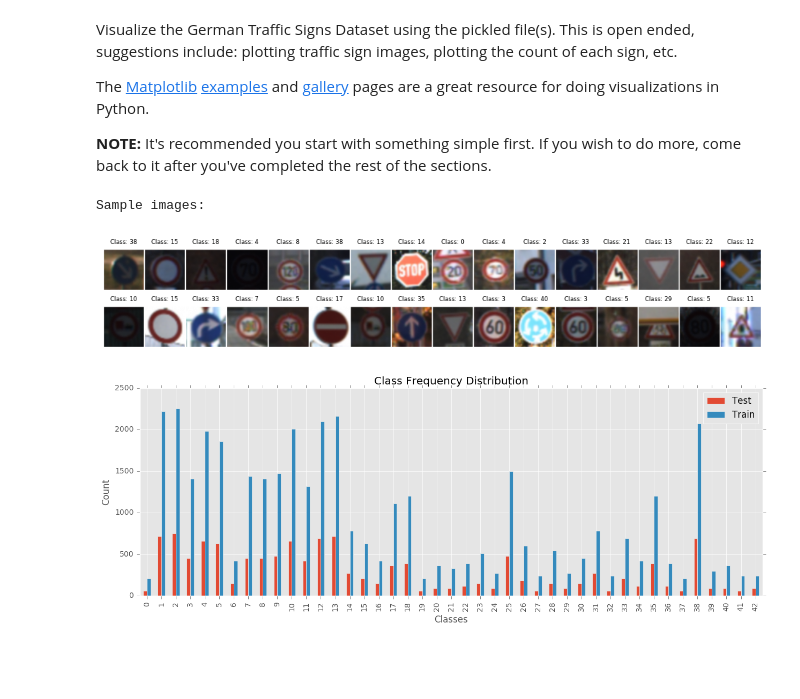
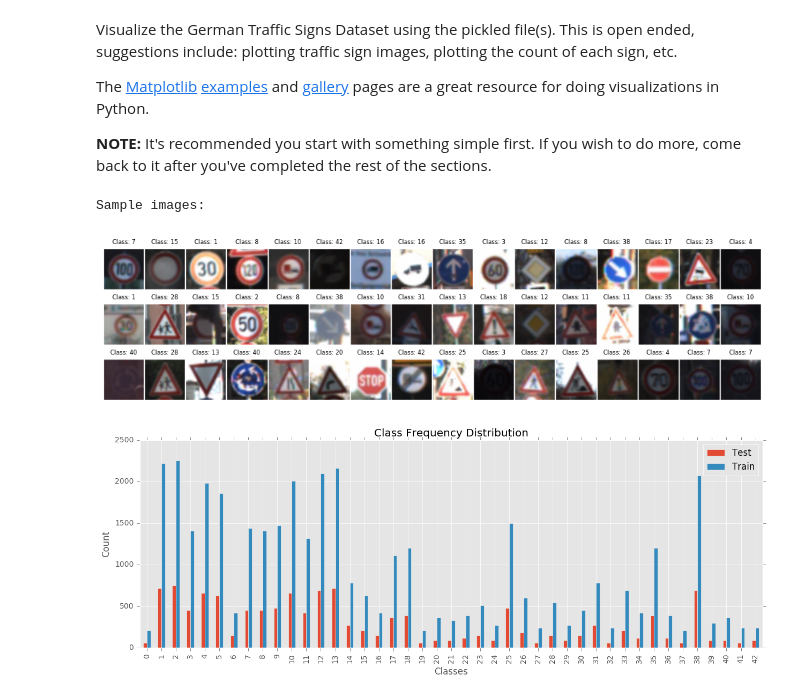
Before and after one commit to elbernante/traffic-sign-classifier, a Jupyter notebook: Traffic_Sign_Classifier.ipynb, the cells around one changed output. Saved outputs shown, nothing was run; the diff lists cells and outputs as text; code cells hidden in the pictures; blank space fills up the shorter version.

```diff
--- a/Traffic_Sign_Classifier.ipynb
+++ b/Traffic_Sign_Classifier.ipynb
@@ -88,32 +88,35 @@ from math import ceil
 import random
 # %%
 # Sample images
-def show_images_in_grid(*img_keys, cols=16, fig_width=12.0):
+def show_images_in_grid(*img_keys, cols=16, fig_width=12.0, X_data=None, y_data=None):
+    X_data = X_data if X_data is not None else X_train
+    y_data = y_data if y_data is not None else y_train
+
     img_count = len(img_keys)
     rows = ceil(img_count / cols)
-    fig_height = (fig_width * rows / cols) + 0.5
+    fig_height = (fig_width * rows / cols) + 0.6
 
-    grid = gridspec.GridSpec(rows, cols, wspace=0.0, hspace=0.1)
+    grid = gridspec.GridSpec(rows, cols, wspace=0.0, hspace=0.2)
     fig = plt.figure(figsize=(fig_width, fig_height))
     for i, m in enumerate(img_keys):
         ax = plt.Subplot(fig, grid[i])
-        img = X_train[m]
+        img = X_data[m]
         if img.shape[-1] > 1:
-            ax.imshow(X_train[m], interpolation='bicubic')
+            ax.imshow(X_data[m], interpolation='bicubic')
         else:
-            ax.imshow(X_train[m,:,:,0], cmap='gray', interpolation='bicubic')
+            ax.imshow(X_data[m,:,:,0], cmap='gray', interpolation='bicubic')
         ax.set_xticks([])
         ax.set_yticks([])
-        ax.set_title("Class: {}".format(y_train[m]), size=6)
+        ax.set_title("Class: {}".format(y_data[m]), size=6)
         fig.add_subplot(ax)
 
     plt.show()
 # %%
 print("Sample images:")
-sample_idx = random.sample(range(n_train), 32)
+sample_idx = random.sample(range(n_train), 48)
 show_images_in_grid(*sample_idx)
 # %% [output]
 Sample images:
-[figure, old version]
+[figure, new version]
 # %%
 # Class frequency distribution
```
Also changed, not shown: parts of 6 cells of this notebook.
